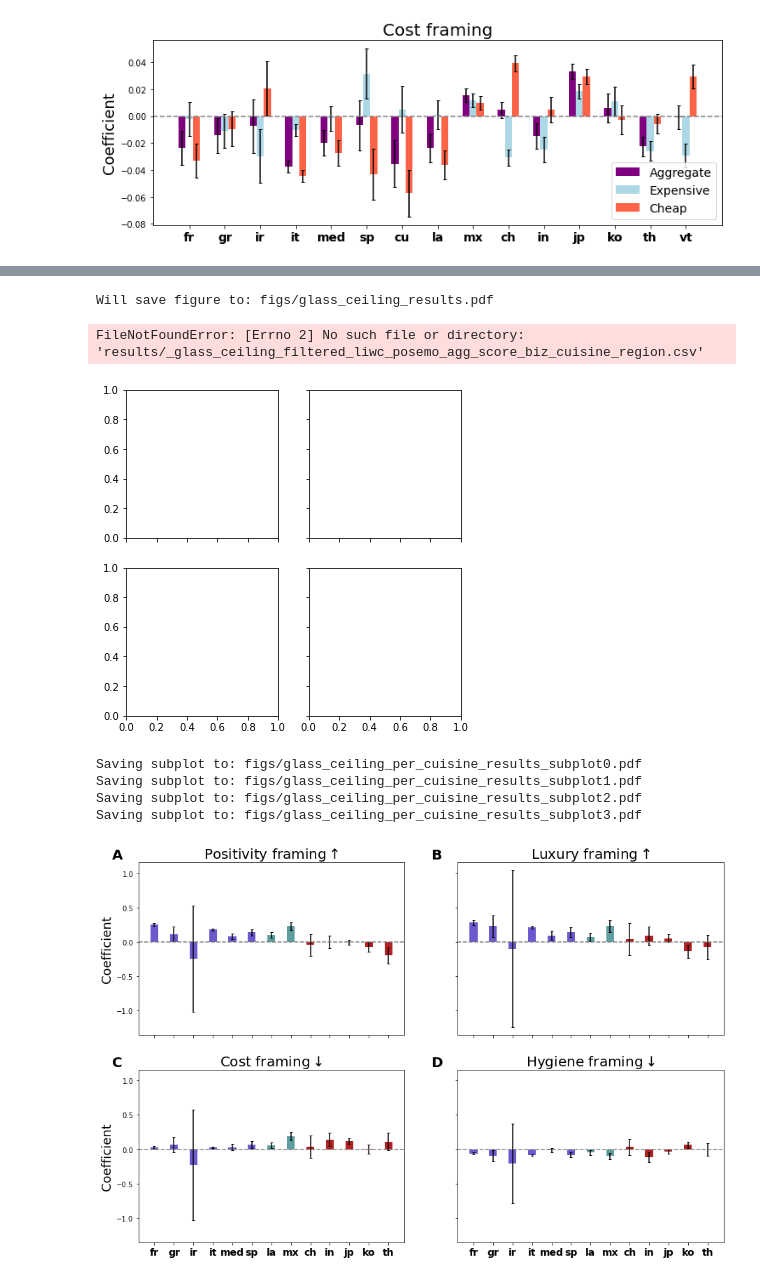
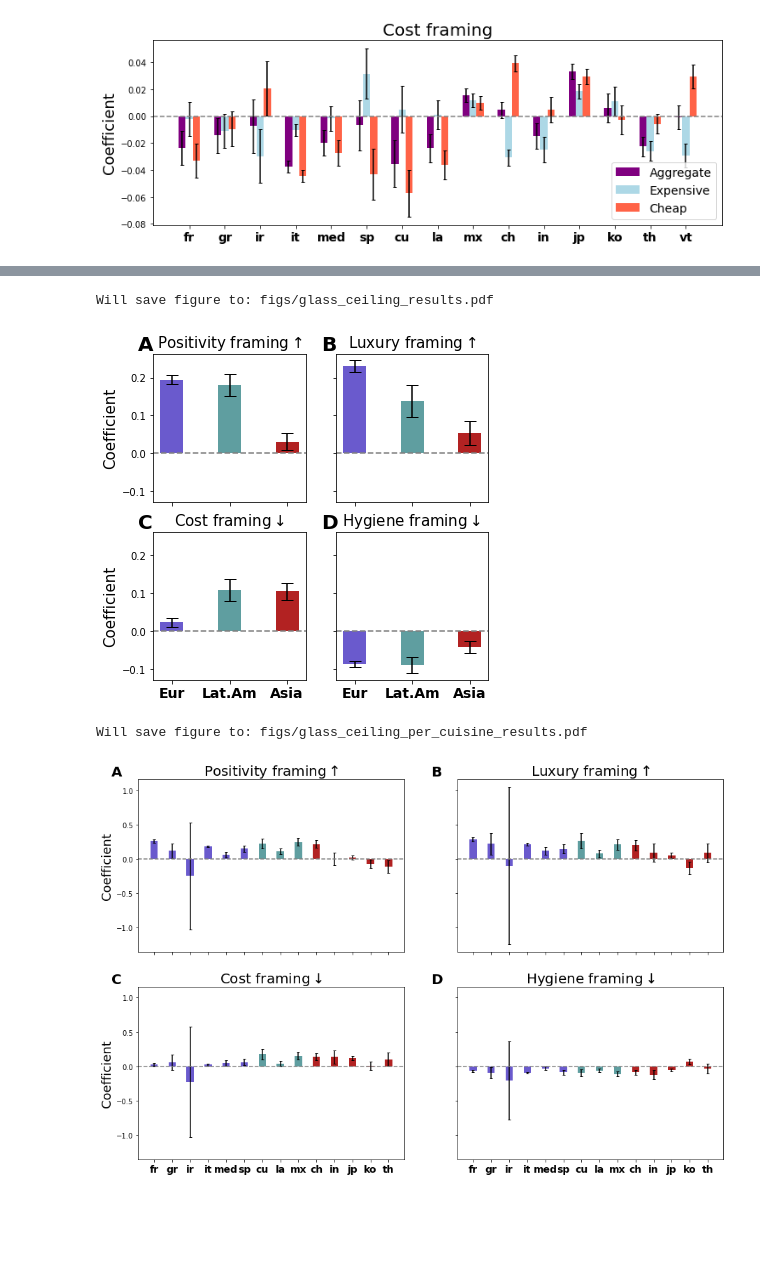
Before and after one commit to yiweiluo/immigrant-food-framing, a Jupyter notebook: 2_DATA_ANALYSIS/plotting.ipynb, the cells around one changed output, grey strips where cells are left out. Drawn from its saved outputs; the diff is of its cells as text; code cells hidden in the pictures; blank space fills up the shorter version.

```diff
--- a/2_DATA_ANALYSIS/plotting.ipynb
+++ b/2_DATA_ANALYSIS/plotting.ipynb
@@ -16,7 +16,7 @@ if not os.path.exists(FIGURES_DIR):
     os.mkdir(FIGURES_DIR)
 # %%
 def fetch_results(dep_var, level, covars=False, glass_ceiling=False, user_controlled=False,
-                  top_removed=False, cajun_creole_removed=False):
+                  top_removed=False, cajun_creole_removed=False, results_dir=RESULTS_DIR):
     """
     @param dep_var: the dependent variable regression to fetch
     @param level: `macro`, `region`, or `cuisine`
@@ -39,7 +39,7 @@ def fetch_results(dep_var, level, covars=False, glass_ceiling=False, user_contro
     if cajun_creole_removed:
         savename = f"cajun-creole_removed_{savename}"
 
-    res = pd.read_csv(os.path.join(RESULTS_DIR, savename+".csv"), index_col=0)
+    res = pd.read_csv(os.path.join(results_dir, savename+".csv"), index_col=0)
 
     return res
 # %%
@@ -1779,19 +1779,18 @@ plt.savefig(os.path.join(FIGURES_DIR, f"{fig_name}.pdf"),bbox_inches="tight")
 plt.show()
 # %% [output]
 Will save figure to: figs/glass_ceiling_results.pdf
-FileNotFoundError: [Errno 2] No such file or directory: 'results/_glass_ceiling_filtered_liwc_posemo_agg_score_biz_cuisine_region.csv'
-[figure, old version]
+[figure, new version]
 # %%
-# glass ceiling per cuisine results
+# Study 2 glass ceiling per cuisine results
 
 fig_name = 'glass_ceiling_per_cuisine_results' # set name without file extension
 assert type(fig_name) == str
-# print("Will save figure to:", os.path.join(FIGURES_DIR, f"{fig_name}.pdf"))
+print("Will save figure to:", os.path.join(FIGURES_DIR, f"{fig_name}.pdf"))
 
-dep_vars_to_plot = ['agg_filtered_liwc_posemo_score',
-                    'agg_luxury_words_score',
-                    'agg_cheapness_words_score',
-                    'agg_hygiene_words_score']
+dep_vars_to_plot = ['filtered_liwc_posemo_agg_score',
+                    'luxury_words_agg_score',
+                    'cheapness_words_agg_score',
+                    'hygiene_words_agg_score']
 
 fig, axs = plt.subplots(2,2,figsize=(15,10),sharey=True,sharex=True)
 
@@ -1801,8 +1800,8 @@ pretty_region_coeff_ticks = ['Eur','Lat.Am','Asia']
 for ax_ix,dep_var in enumerate(dep_vars_to_plot):
 
     # get results from .csvs
-    res = fetch_results(dep_var, 'cuisine', exclude_neg=True, glass_ceiling=True)
-    covar_res = fetch_results(dep_var, 'cuisine', covars=True, exclude_neg=True, glass_ceiling=True)
+    res = fetch_results(dep_var, 'biz_cuisine', glass_ceiling=True)
+    covar_res = fetch_results(dep_var, 'biz_cuisine', covars=True, glass_ceiling=True)
     per_region_coeffs = get_abs_coeffs(res, per_cuisine=True)
     per_region_errs = get_abs_errs(res, covar_res, per_cuisine=True)
 
@@ -1812,42 +1811,39 @@ for ax_ix,dep_var in enumerate(dep_vars_to_plot):
     ax.set_xticks(range(len([x for x in cuisine_coeff_ticks if x in per_region_coeffs])))
     ax.set_xticklabels([country2abbrev[x] for x in cuisine_coeff_ticks
                         if x in per_region_coeffs], fontweight='bold', fontsize=14)
 
     # Plot coefficients
     ax.bar(range(len([x for x in cuisine_coeff_ticks if x in per_region_coeffs])),
            [per_region_coeffs[x] for x in cuisine_coeff_ticks
             if x in per_region_coeffs],
            width=0.4,
            yerr=[2*per_region_errs[x] for x in cuisine_coeff_ticks
                  if x in per_region_coeffs],
            capsize=2,
            color=[cont2color[ethnic_cat2continent[x]] for x in cuisine_coeff_ticks
                   if x in per_region_coeffs],
            zorder=1)
 
     # Add titles
     if ax_ix < 2:
         ax.set_title(f"{prettify_dep_var(dep_var)} framing"+r'$\uparrow$',fontsize=20)
     else:
         ax.set_title(f"{prettify_dep_var(dep_var)} framing"+r'$\downarrow$',fontsize=20)
     ax.text(-0.1, 1.02, string.ascii_uppercase[ax_ix], transform=ax.transAxes,
             size=20, weight='bold')
 
     if ax_ix % 2 == 0:
         ax.set_ylabel("Coefficient", fontsize=18)
 
-    # Save just the portion _inside_ the second axis's boundaries
-    extent = full_extent(ax).transformed(fig.dpi_scale_trans.inverted())
-    # Alternatively,
-    # extent = ax.get_tightbbox(fig.canvas.renderer).transformed(fig.dpi_scale_trans.inverted())
-    print("Saving subplot to:", os.path.join(FIGURES_DIR, f"{fig_name}_subplot{ax_ix}.pdf"))
-    fig.savefig(os.path.join(FIGURES_DIR, f"{fig_name}_subplot{ax_ix}.pdf"), bbox_inches=extent)
+#     # Save just the portion _inside_ the second axis's boundaries
+#     extent = full_extent(ax).transformed(fig.dpi_scale_trans.inverted())
+#     # Alternatively,
+#     # extent = ax.get_tightbbox(fig.canvas.renderer).transformed(fig.dpi_scale_trans.inverted())
+#     print("Saving subplot to:", os.path.join(FIGURES_DIR, f"{fig_name}_subplot{ax_ix}.pdf"))
+#     fig.savefig(os.path.join(FIGURES_DIR, f"{fig_name}_subplot{ax_ix}.pdf"), bbox_inches=extent)
 
-# plt.savefig(os.path.join(FIGURES_DIR, f"{fig_name}.pdf"),bbox_inches="tight")
+plt.savefig(os.path.join(FIGURES_DIR, f"{fig_name}.pdf"),bbox_inches="tight")
 plt.show()
 # %% [output]
-Saving subplot to: figs/glass_ceiling_per_cuisine_results_subplot0.pdf
-Saving subplot to: figs/glass_ceiling_per_cuisine_results_subplot1.pdf
-Saving subplot to: figs/glass_ceiling_per_cuisine_results_subplot2.pdf
-Saving subplot to: figs/glass_ceiling_per_cuisine_results_subplot3.pdf
+Will save figure to: figs/glass_ceiling_per_cuisine_results.pdf
-[figure, old version]
+[figure, new version]
```
Also changed, not shown: parts of 25 cells of this notebook.
